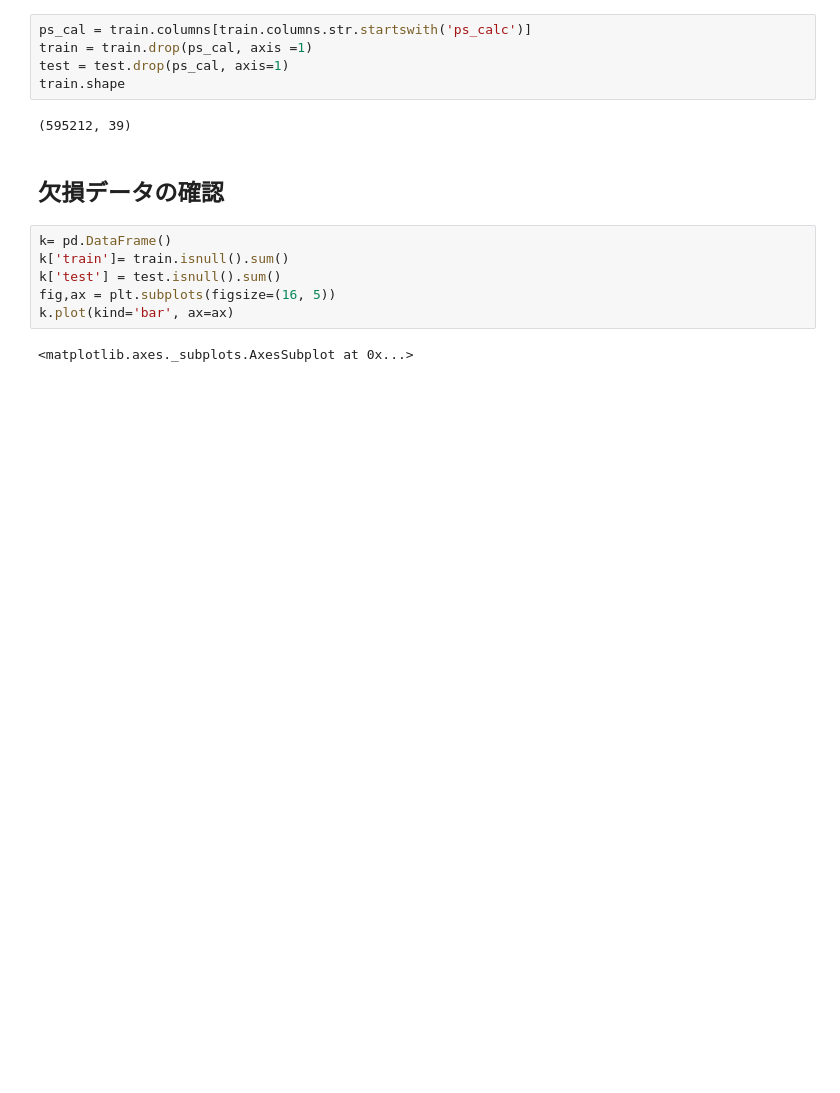
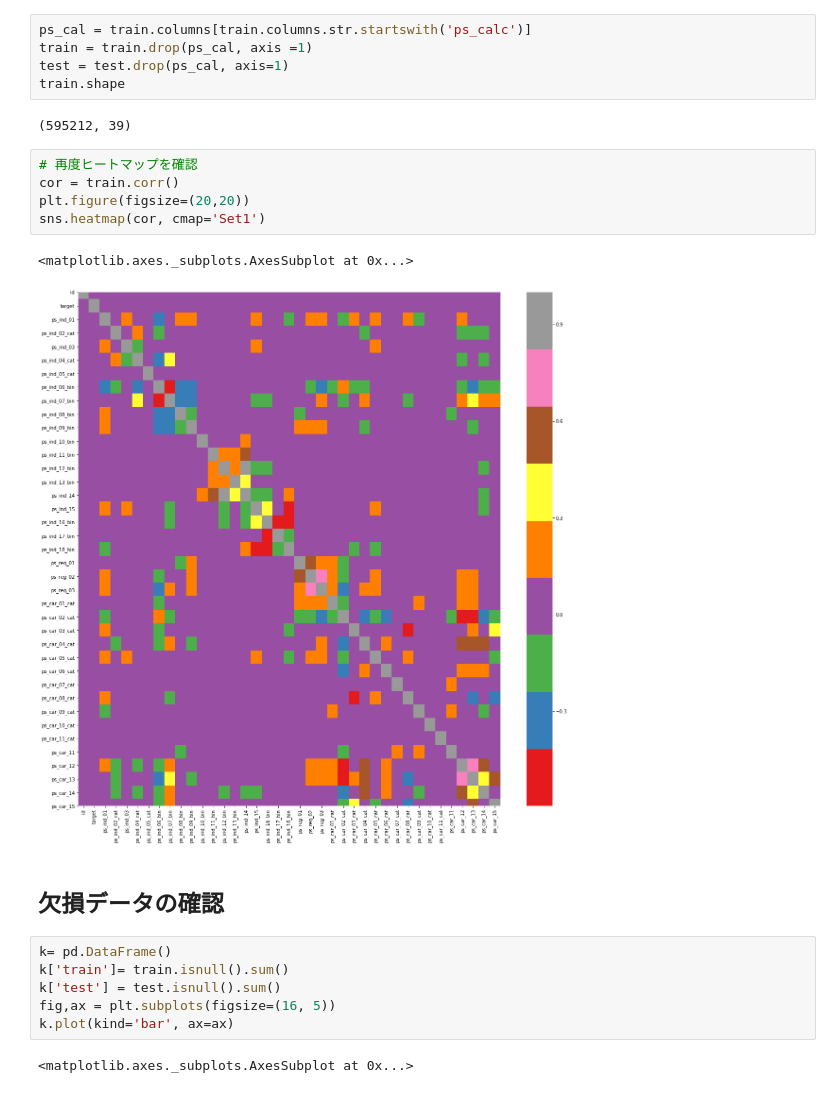
Before and after one commit to a24dai/kaggle, a Jupyter notebook: porto_seguro/code.ipynb, the cells around one changed output. Drawn from its saved outputs; the diff is of its cells as text; blank space fills up the shorter version.

```diff
--- a/porto_seguro/code.ipynb
+++ b/porto_seguro/code.ipynb
@@ -83,6 +74,14 @@ test = test.drop(ps_cal, axis=1)
 train.shape
 # %% [output]
 (595212, 39)
+# %%
+# 再度ヒートマップを確認
+cor = train.corr()
+plt.figure(figsize=(20,20))
+sns.heatmap(cor, cmap='Set1')
+# %% [output]
+<matplotlib.axes._subplots.AxesSubplot at 0x...>
+[figure, added]
 # %% [markdown]
 ## 欠損データの確認
 # %%
```
Also changed, not shown: parts of 20 cells of this notebook.
